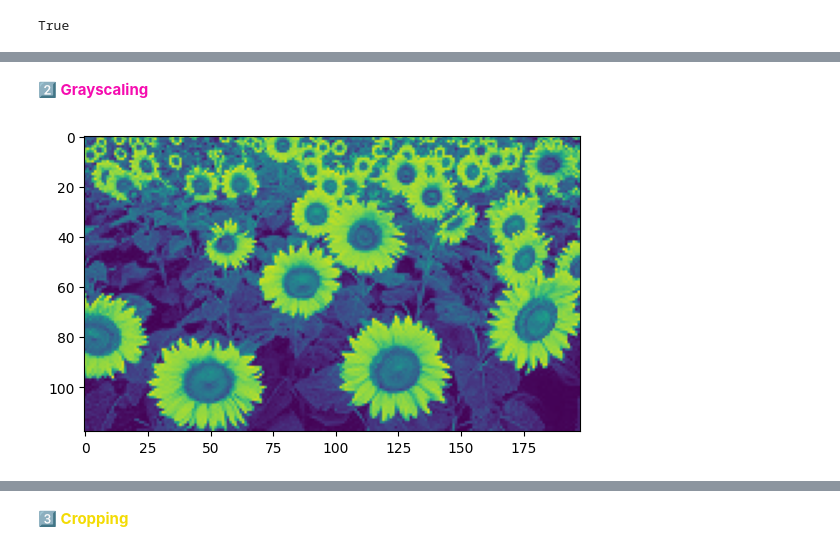
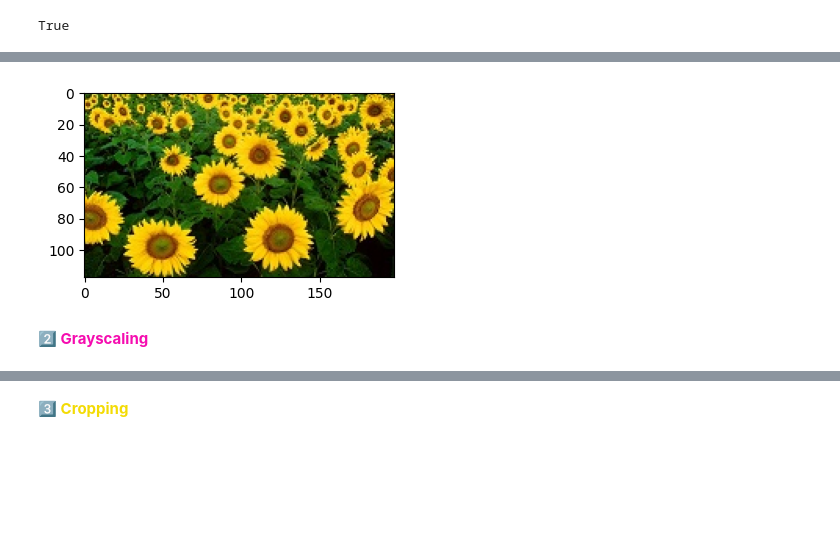
Before and after one commit to RezaSaadatyar/Computer-Vision, a Jupyter notebook: Code/Untitled-1.ipynb, the cells around one changed output, grey strips where cells are left out. Drawn from its saved outputs; the diff is of its cells as text; code cells hidden in the pictures; blank space fills up the shorter version.

```diff
--- a/Code/Untitled-1.ipynb
+++ b/Code/Untitled-1.ipynb
@@ -76,2 +92,19 @@ plt.imshow(img[..., ::-1]); # BGR convert to RGB
+# %%
+# Create a new figure with a specified size of 4 inches (width) by 3 inches (height)
+plt.figure(figsize=[4, 3])
+
+# Modify a rectangular region of the image (rows 200 to 300 and columns 300 to 500)
+# Set all color channels (R, G, B) to 0, making this region black
+img[200:300, 300:500, :] = 0
+
+# Alternatively, you can set the region to a specific color, such as red (BGR format: (0, 0, 255))
+# Uncomment the line below to make the region red instead of black
+# img[200:300, 300:500, :] = (0, 0, 255)
+
+# Display the modified image after converting it from BGR to RGB
+# `img[..., ::-1]` reverses the color channels to match Matplotlib's RGB format
+plt.imshow(img[..., ::-1]);  # BGR convert to RGB
+# %% [output]
+[figure, added]
 # %% [markdown]
 <font color=#f50caf size="4.8" face="Arial"><b>2️⃣ Grayscaling</b></font>
@@ -87,4 +110,0 @@ cv2.destroyAllWindows()
-# %%
-plt.imshow(gray_img);
-# %% [output]
-[figure, removed]
```
Also changed, not shown: parts of 30 cells of this notebook.
